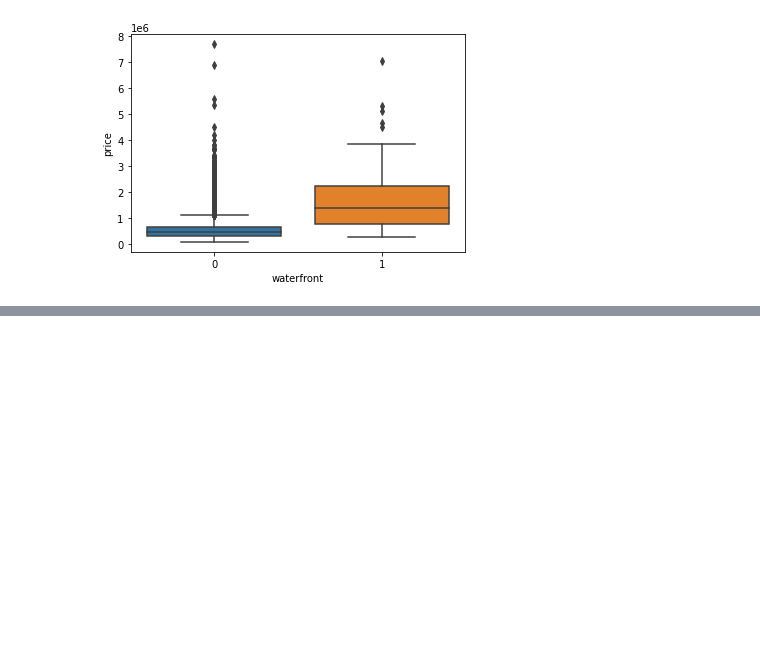
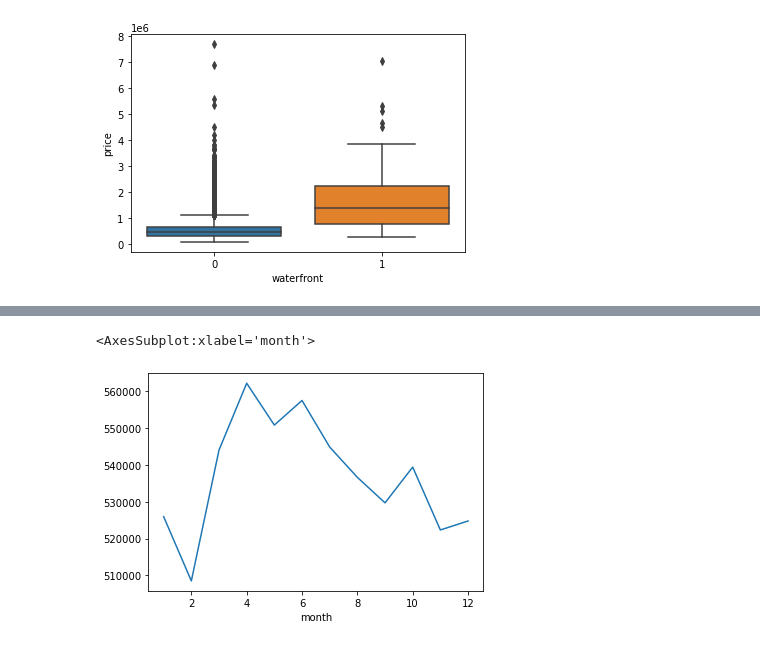
Before and after one commit to xkrystiandutka/DataScience, a Jupyter notebook: NeuralNetworks&DeepLearning/KerasRegression.ipynb, the cells around one changed output, grey strips where cells are left out. Drawn from its saved outputs; the diff is of its cells as text; code cells hidden in the pictures; blank space fills up the shorter version.

```diff
--- a/NeuralNetworks&DeepLearning/KerasRegression.ipynb
+++ b/NeuralNetworks&DeepLearning/KerasRegression.ipynb
@@ -131,0 +183,5 @@ sns.boxplot(x='waterfront',y='price',data=df)
+# %%
+df.groupby('month').mean()['price'].plot()
+# %% [output]
+<AxesSubplot:xlabel='month'>
+[figure, added]
```
Also changed, not shown: parts of 16 cells of this notebook.
